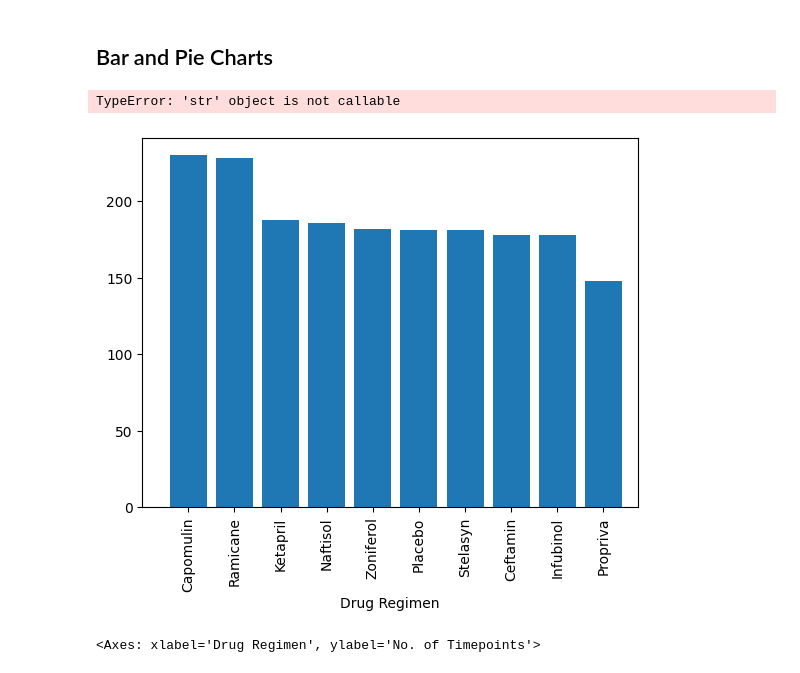
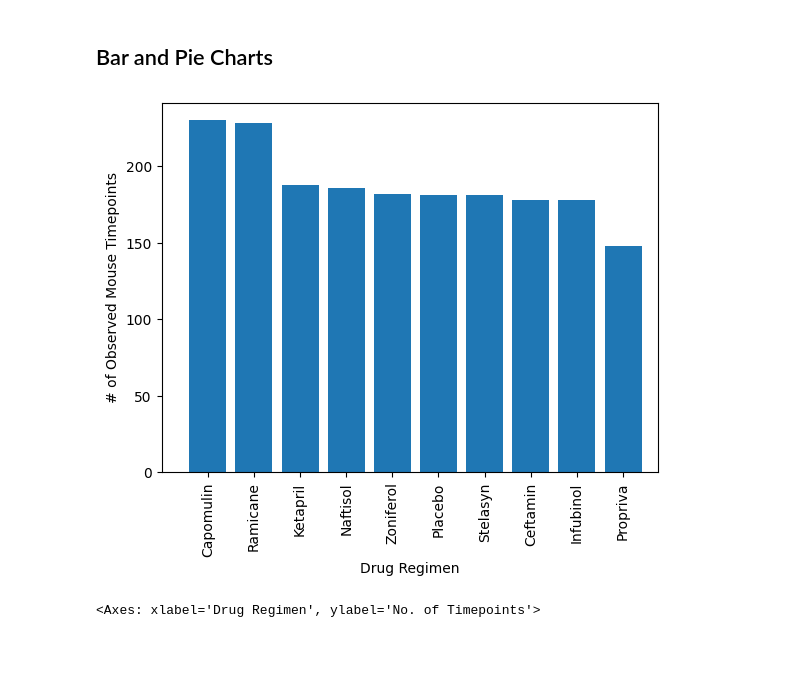
Before and after one commit to vidhya67meg/matplotlib-challenge, a Jupyter notebook: Pymaceuticals/Pymaceuticals_mycode.ipynb, the cells around one changed output. Cells and saved outputs as stored; diff of their text form; code cells hidden in the pictures.

```diff
--- a/Pymaceuticals/Pymaceuticals_mycode.ipynb
+++ b/Pymaceuticals/Pymaceuticals_mycode.ipynb
@@ -94,22 +85,22 @@ summary_index
 ## Bar and Pie Charts
 # %%
 # Generate a bar plot showing Timepoints for each drug regimen.
+
+
 timepoint_count = clean_data_df.groupby("Drug Regimen").count()["Timepoint"].sort_values(ascending=False)
 
-# Determine x axis
+# Determine x & y axis
 x_axis = timepoint_count.index
 y_axis = timepoint_count.values
-# Making a bar chart
+
+# Making a bar chart using pyplot
 plt.bar(x_axis, y_axis, align="center")
-
 # Sets the x limits of the current chart
 plt.xlim(-1, len(x_axis)-0.25)
 plt.xticks(rotation=90)
 plt.xlabel('Drug Regimen')
-plt.ylabel('No. of Timepoints')
-
+plt.ylabel('# of Observed Mouse Timepoints')
 plt.show()
 # %% [output]
-TypeError: 'str' object is not callable
-[figure, old version]
+[figure, new version]
 # %%
```
Also changed, not shown: parts of 15 cells of this notebook.
